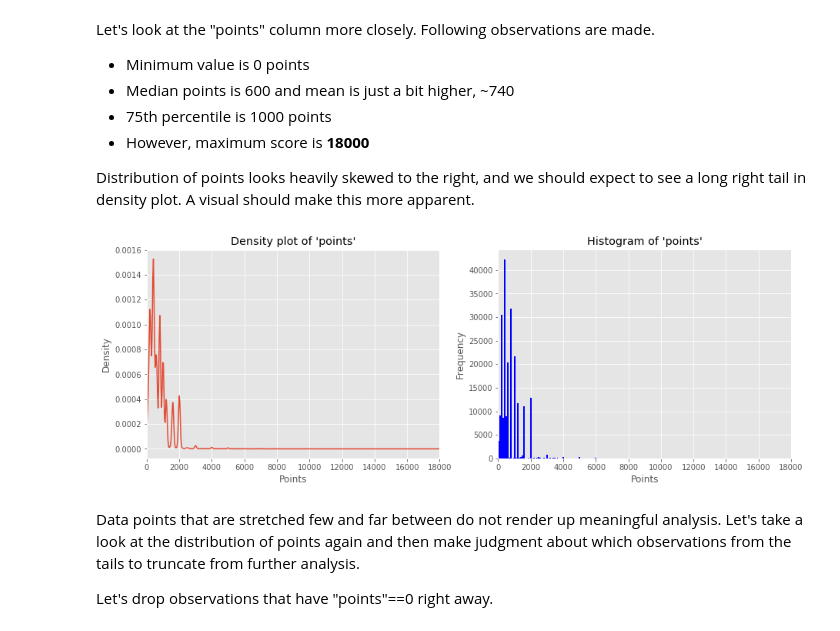
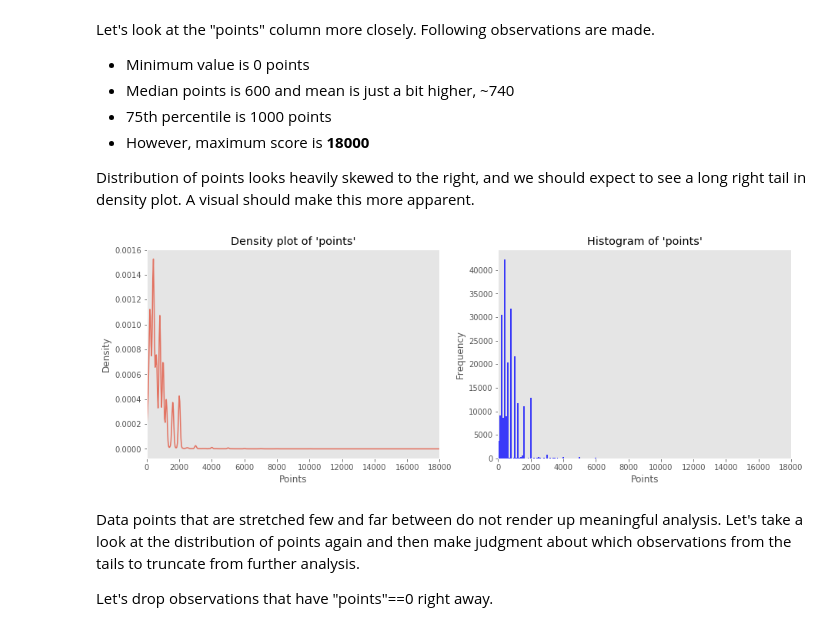
Before and after one commit to rajatbarve/Jeopardy, a Jupyter notebook: Jeopardy_game.ipynb, the cells around one changed output. Drawn from its saved outputs; the diff is of its cells as text; code cells hidden in the pictures.

```diff
--- a/Jeopardy_game.ipynb
+++ b/Jeopardy_game.ipynb
@@ -85,16 +85,18 @@ A visual should make this more apparent.
 # %%
 fig, axes=plt.subplots(1,2,figsize=(15,5))
 ax1=axes[0]
 ax2=axes[1]
-jeopardy["points"].plot.kde(ax=ax1,xlim=(0,jeopardy["points"].max()),title="Density plot of 'points'");
-jeopardy["points"].plot.hist(ax=ax2,xlim=(0,jeopardy["points"].max()),bins=200,title="Histogram of 'points'",color='blue');
+jeopardy["points"].plot.kde(ax=ax1,xlim=(0,jeopardy["points"].max()),alpha=0.75,title="Density plot of 'points'");
+jeopardy["points"].plot.hist(ax=ax2,xlim=(0,jeopardy["points"].max()),alpha=0.75,bins=200,title="Histogram of 'points'",color='blue');
 ax1.set_xlabel("Points");
 ax2.set_xlabel("Points");
+ax1.grid(False)
+ax2.grid(False)
 
 #ax1.density(x=jeopardy["points"],xlim=(0,jeopardy["points"].max()),title="Density plot of 'points'");
 #sns.distplot(jeopardy["points"], color='blue');
 # %% [output]
-[figure, old version]
+[figure, new version]
 # %% [markdown]
 
 
```
Also changed, not shown: parts of 6 cells of this notebook.
